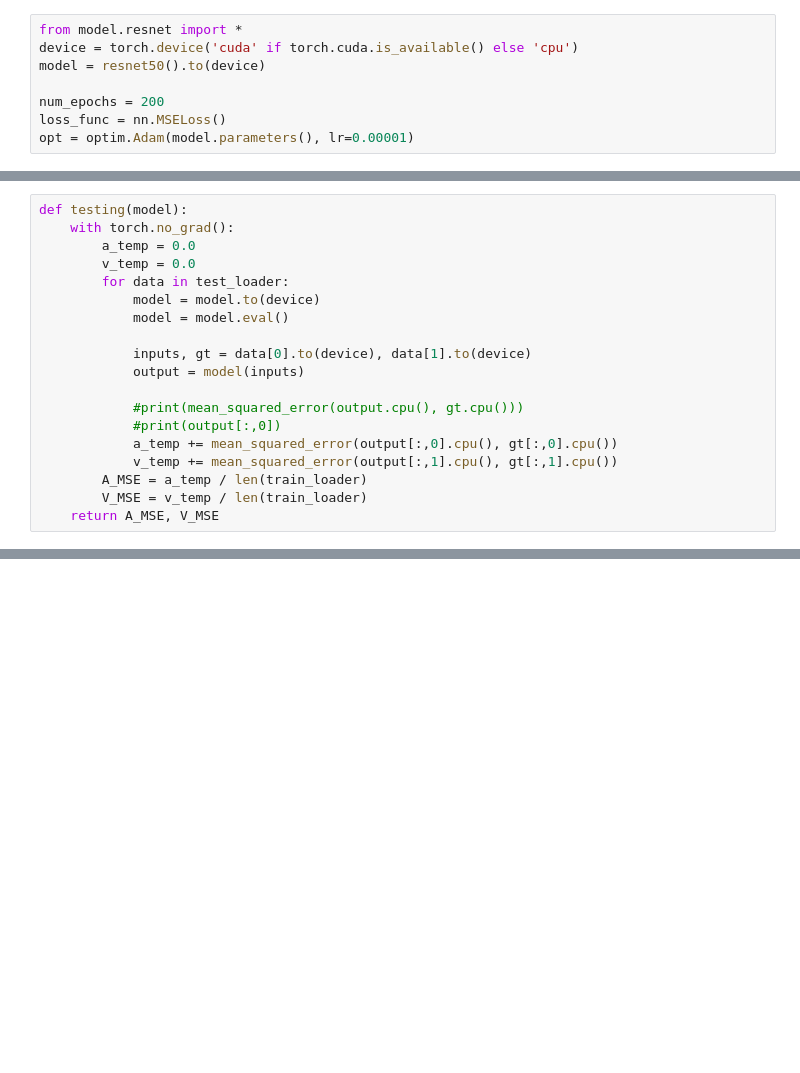
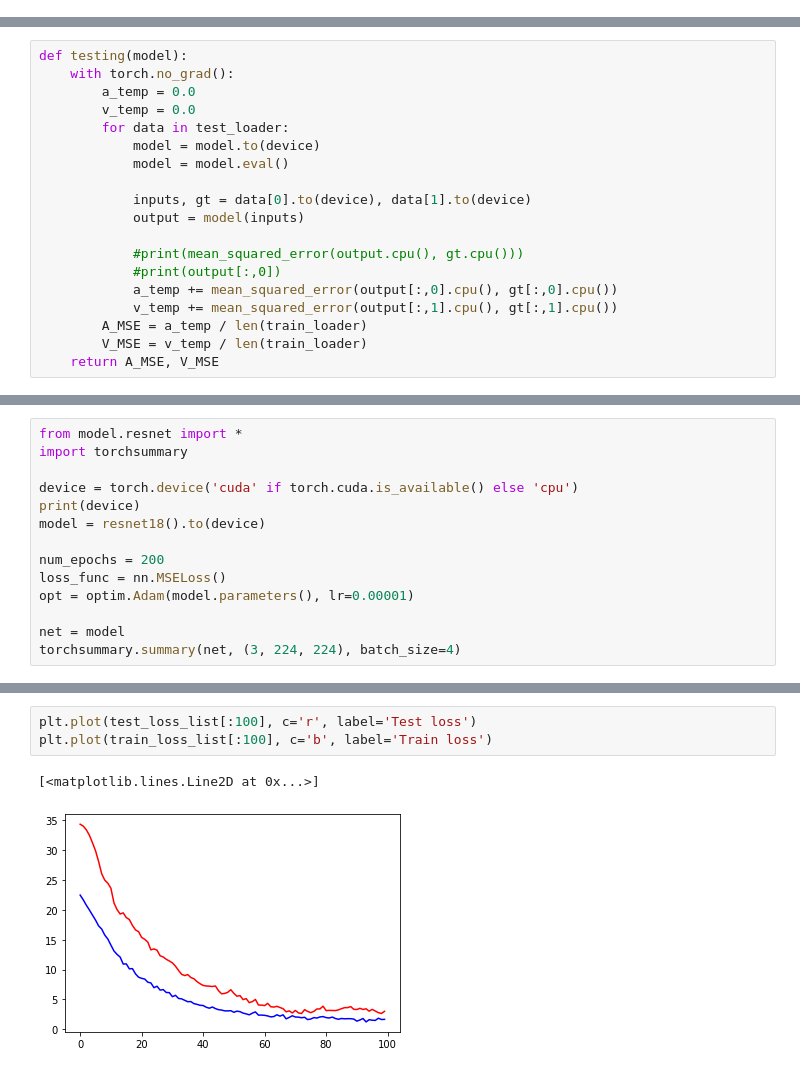
Before and after one commit to NahyukLEE/SuperComputing, a Jupyter notebook: ResNet50.ipynb, the cells around one changed output, grey strips where cells are left out. Drawn from its saved outputs; the diff is of its cells as text; blank space fills up the shorter version.

```diff
--- a/ResNet50.ipynb
+++ b/ResNet50.ipynb
@@ -126,8 +124,0 @@ tensor([[1.3910, 4.1495],
-# %%
-from model.resnet import *
-device = torch.device('cuda' if torch.cuda.is_available() else 'cpu')
-model = resnet50().to(device)
-
-num_epochs = 200
-loss_func = nn.MSELoss()
-opt = optim.Adam(model.parameters(), lr=0.00001)
@@ -239,0 +144,14 @@ testing(model)
+# %%
+from model.resnet import *
+import torchsummary
+
+device = torch.device('cuda' if torch.cuda.is_available() else 'cpu')
+print(device)
+model = resnet18().to(device)
+
+num_epochs = 200
+loss_func = nn.MSELoss()
+opt = optim.Adam(model.parameters(), lr=0.00001)
+
+net = model
+torchsummary.summary(net, (3, 224, 224), batch_size=4)
@@ -239,0 +231,6 @@ testing(model)
+# %%
+plt.plot(test_loss_list[:100], c='r', label='Test loss')
+plt.plot(train_loss_list[:100], c='b', label='Train loss')
+# %% [output]
+[<matplotlib.lines.Line2D at 0x...>]
+[figure, added]
```
Also changed, not shown: parts of 14 cells of this notebook, 52 other files.
